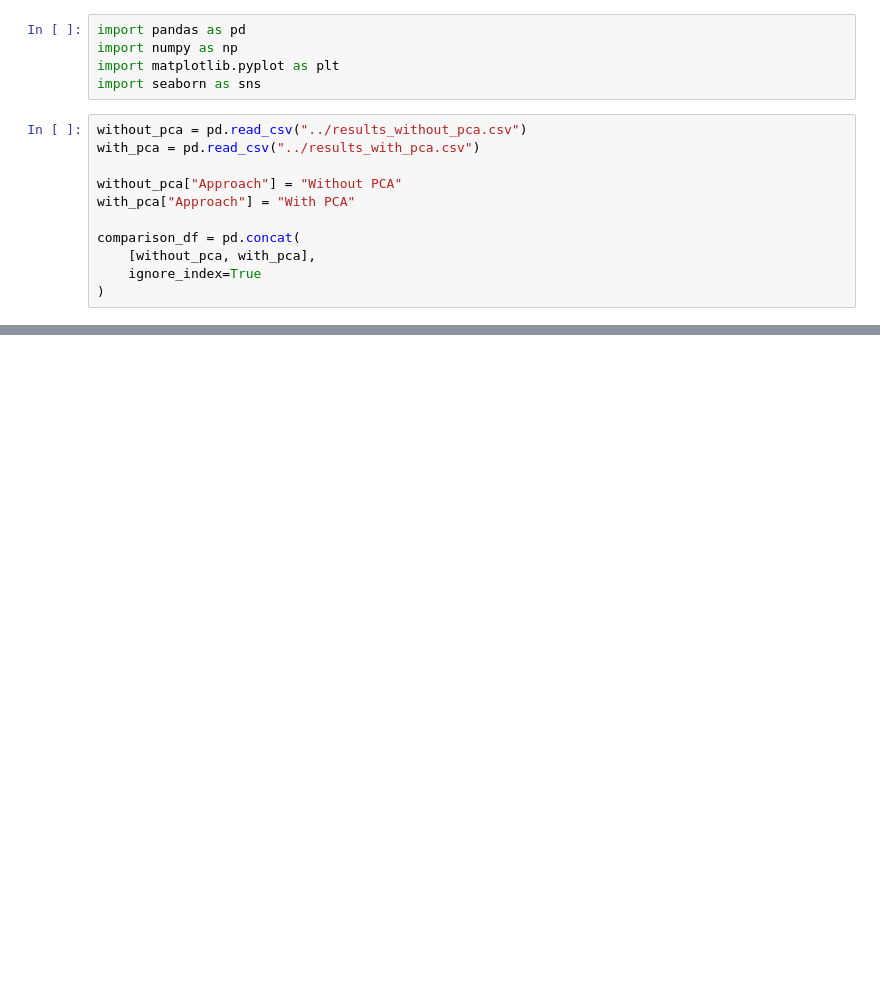
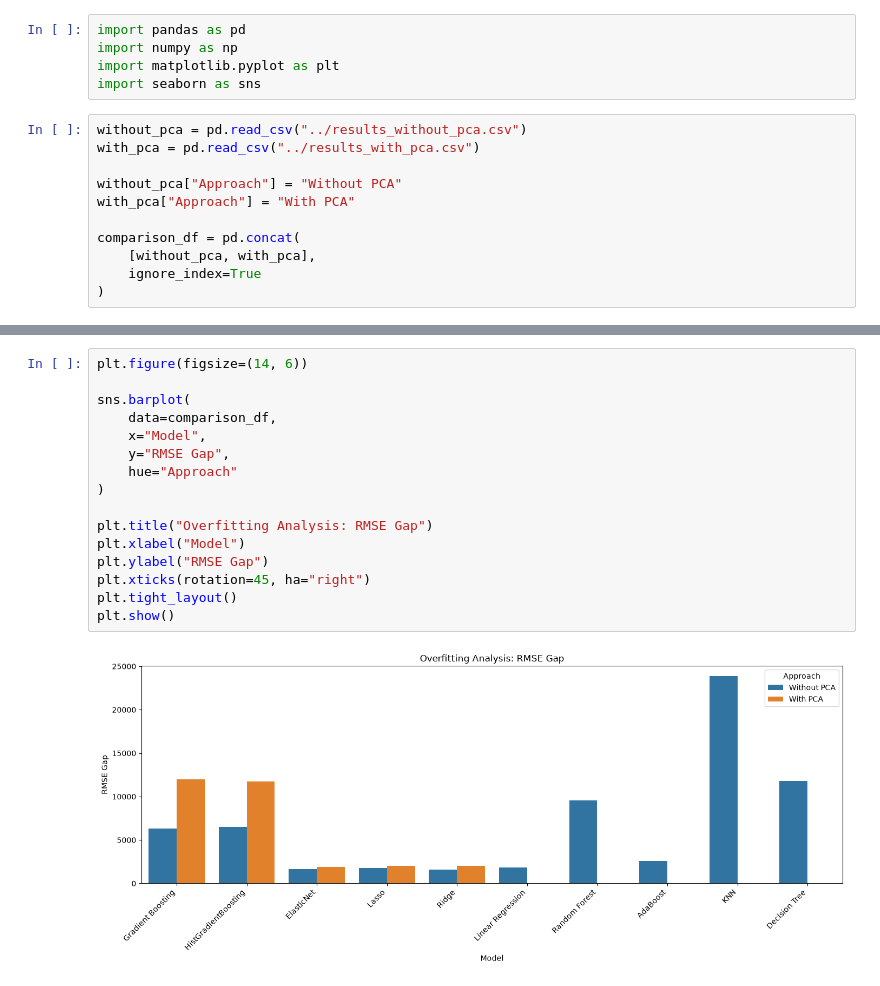
Before and after one commit to Mohamadzf23/ames-housing-price-prediction, a Jupyter notebook: src/model_comparison.ipynb, the cells around one changed output, grey strips where cells are left out. Drawn from its saved outputs; the diff is of its cells as text; blank space fills up the shorter version.

```diff
--- a/src/model_comparison.ipynb
+++ b/src/model_comparison.ipynb
@@ -61,0 +72,18 @@ WITH PCA
+# %%
+plt.figure(figsize=(14, 6))
+
+sns.barplot(
+    data=comparison_df,
+    x="Model",
+    y="RMSE Gap",
+    hue="Approach"
+)
+
+plt.title("Overfitting Analysis: RMSE Gap")
+plt.xlabel("Model")
+plt.ylabel("RMSE Gap")
+plt.xticks(rotation=45, ha="right")
+plt.tight_layout()
+plt.show()
+# %% [output]
+[figure, added]
```
Also changed, not shown: parts of 12 cells of this notebook, 2 other files.
